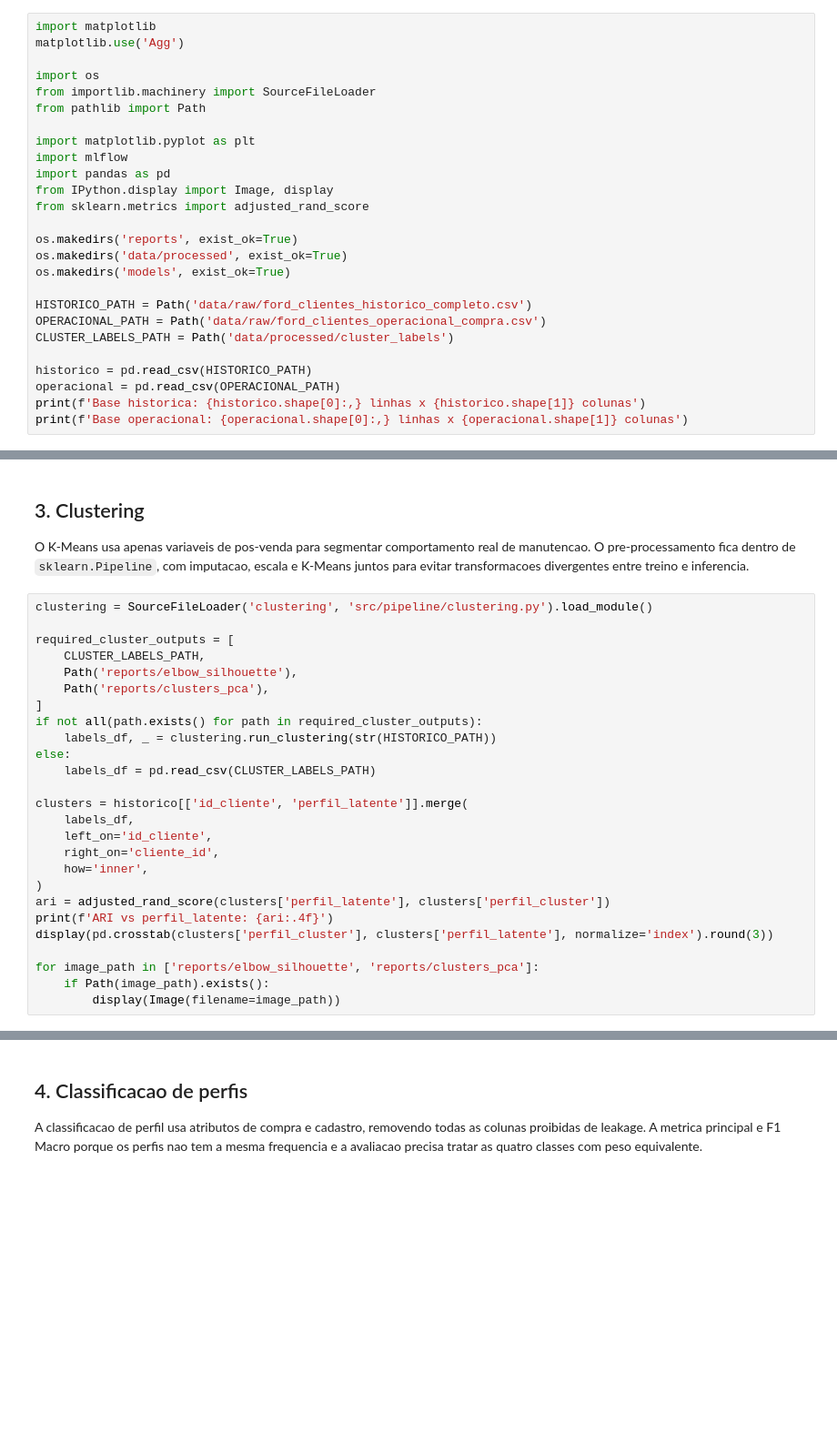
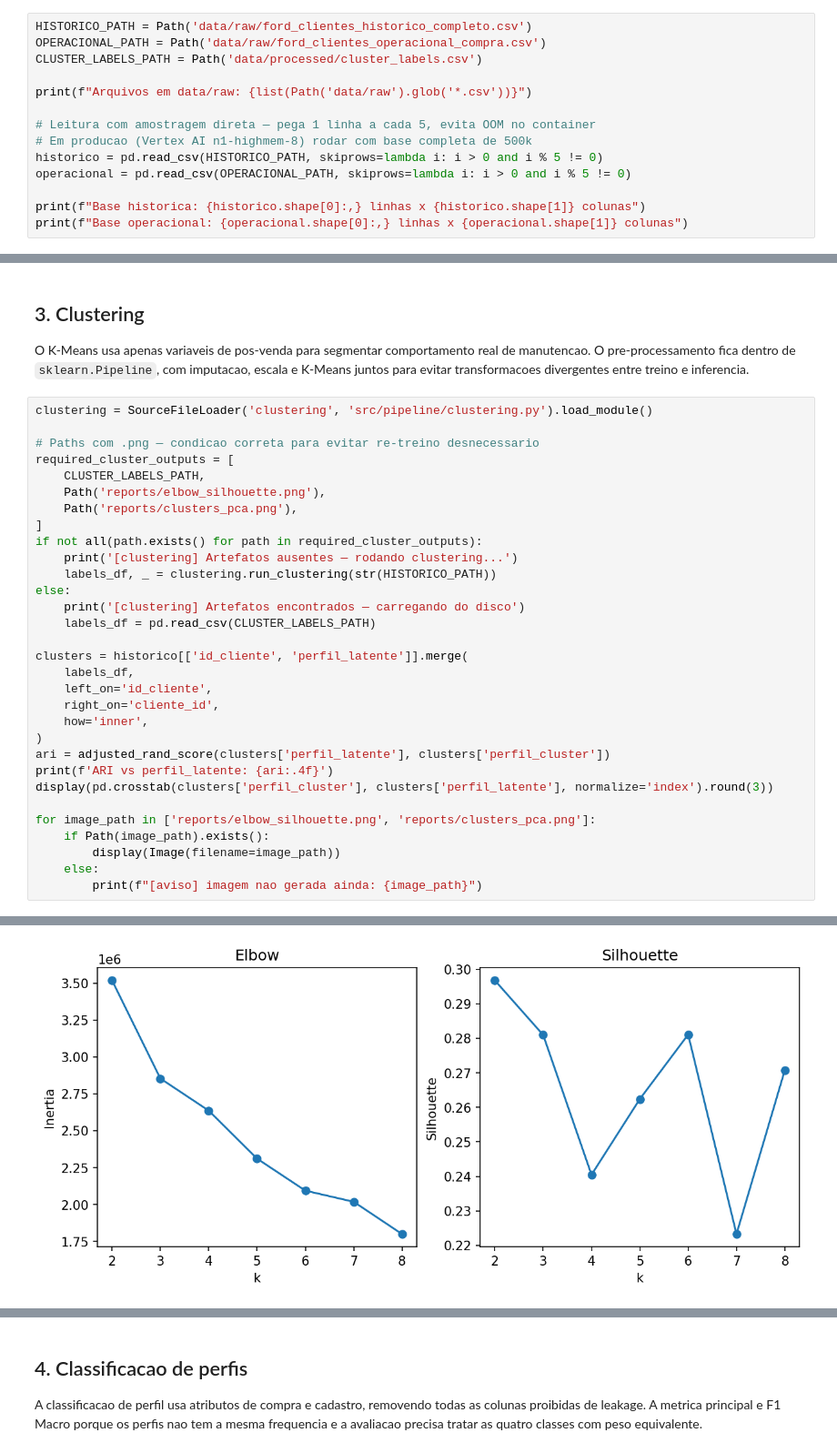
Before and after one commit to APB-Abner/Ford_Dock360_IA, a Jupyter notebook: notebooks/00_pipeline_completo.ipynb, the cells around one changed output, grey strips where cells are left out. Shown at 91% size. Drawn from its saved outputs; the diff is of its cells as text; blank space fills up the shorter version.

Commit message:
fix: corrige paths de imagens, gitignore, clustering features e train_classifier pipeline

```diff
--- a/notebooks/00_pipeline_completo.ipynb
+++ b/notebooks/00_pipeline_completo.ipynb
@@ -7,28 +39,16 @@ Notebook consolidado da US-011 para execucao ponta a ponta: carrega dados, EDA,
 
 A base historica contem o resultado completo de relacionamento e manutencao; a base operacional contem somente atributos disponiveis no momento da compra. Para evitar data leakage, os modelos supervisionados usam a base operacional ou removem explicitamente as colunas de comportamento posterior.
 # %%
-import matplotlib
-matplotlib.use('Agg')
-
-import os
-from importlib.machinery import SourceFileLoader
-from pathlib import Path
-
-import matplotlib.pyplot as plt
-import mlflow
-import pandas as pd
-from IPython.display import Image, display
-from sklearn.metrics import adjusted_rand_score
-
-os.makedirs('reports', exist_ok=True)
-os.makedirs('data/processed', exist_ok=True)
-os.makedirs('models', exist_ok=True)
-
 HISTORICO_PATH = Path('data/raw/ford_clientes_historico_completo.csv')
 OPERACIONAL_PATH = Path('data/raw/ford_clientes_operacional_compra.csv')
-CLUSTER_LABELS_PATH = Path('data/processed/cluster_labels')
+CLUSTER_LABELS_PATH = Path('data/processed/cluster_labels.csv')
 
-historico = pd.read_csv(HISTORICO_PATH)
-operacional = pd.read_csv(OPERACIONAL_PATH)
-print(f'Base historica: {historico.shape[0]:,} linhas x {historico.shape[1]} colunas')
-print(f'Base operacional: {operacional.shape[0]:,} linhas x {operacional.shape[1]} colunas')
+print(f"Arquivos em data/raw: {list(Path('data/raw').glob('*.csv'))}")
+
+# Leitura com amostragem direta — pega 1 linha a cada 5, evita OOM no container
+# Em producao (Vertex AI n1-highmem-8) rodar com base completa de 500k
+historico = pd.read_csv(HISTORICO_PATH, skiprows=lambda i: i > 0 and i % 5 != 0)
+operacional = pd.read_csv(OPERACIONAL_PATH, skiprows=lambda i: i > 0 and i % 5 != 0)
+
+print(f"Base historica: {historico.shape[0]:,} linhas x {historico.shape[1]} colunas")
+print(f"Base operacional: {operacional.shape[0]:,} linhas x {operacional.shape[1]} colunas")
@@ -65,14 +106,17 @@ O K-Means usa apenas variaveis de pos-venda para segmentar comportamento real de
 # %%
 clustering = SourceFileLoader('clustering', 'src/pipeline/clustering.py').load_module()
 
+# Paths com .png — condicao correta para evitar re-treino desnecessario
 required_cluster_outputs = [
     CLUSTER_LABELS_PATH,
-    Path('reports/elbow_silhouette'),
-    Path('reports/clusters_pca'),
+    Path('reports/elbow_silhouette.png'),
+    Path('reports/clusters_pca.png'),
 ]
 if not all(path.exists() for path in required_cluster_outputs):
+    print('[clustering] Artefatos ausentes — rodando clustering...')
     labels_df, _ = clustering.run_clustering(str(HISTORICO_PATH))
 else:
+    print('[clustering] Artefatos encontrados — carregando do disco')
     labels_df = pd.read_csv(CLUSTER_LABELS_PATH)
 
 clusters = historico[['id_cliente', 'perfil_latente']].merge(
@@ -85,6 +129,9 @@ ari = adjusted_rand_score(clusters['perfil_latente'], clusters['perfil_cluster']
 print(f'ARI vs perfil_latente: {ari:.4f}')
 display(pd.crosstab(clusters['perfil_cluster'], clusters['perfil_latente'], normalize='index').round(3))
 
-for image_path in ['reports/elbow_silhouette', 'reports/clusters_pca']:
+for image_path in ['reports/elbow_silhouette.png', 'reports/clusters_pca.png']:
     if Path(image_path).exists():
         display(Image(filename=image_path))
+    else:
+        print(f"[aviso] imagem nao gerada ainda: {image_path}")
+# %% [output]
@@ -90,0 +150 @@ for image_path in ['reports/elbow_silhouette', 'reports/clusters_pca']:
+[figure, added]
```
Also changed, not shown: parts of 7 cells of this notebook, 7 other files.
